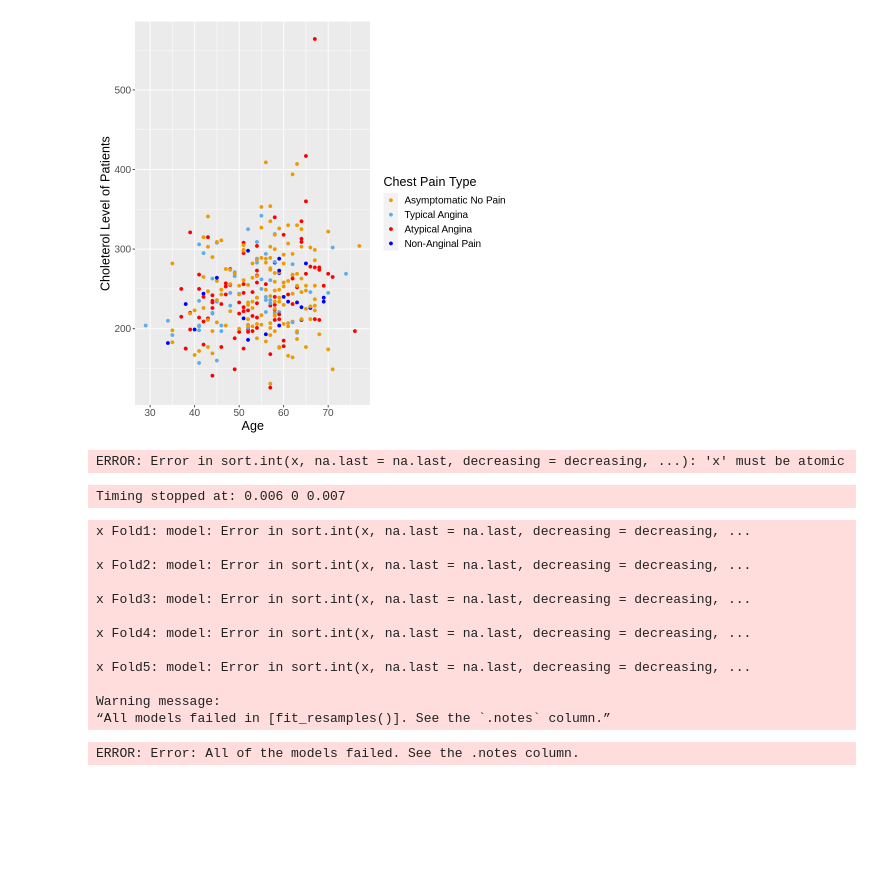
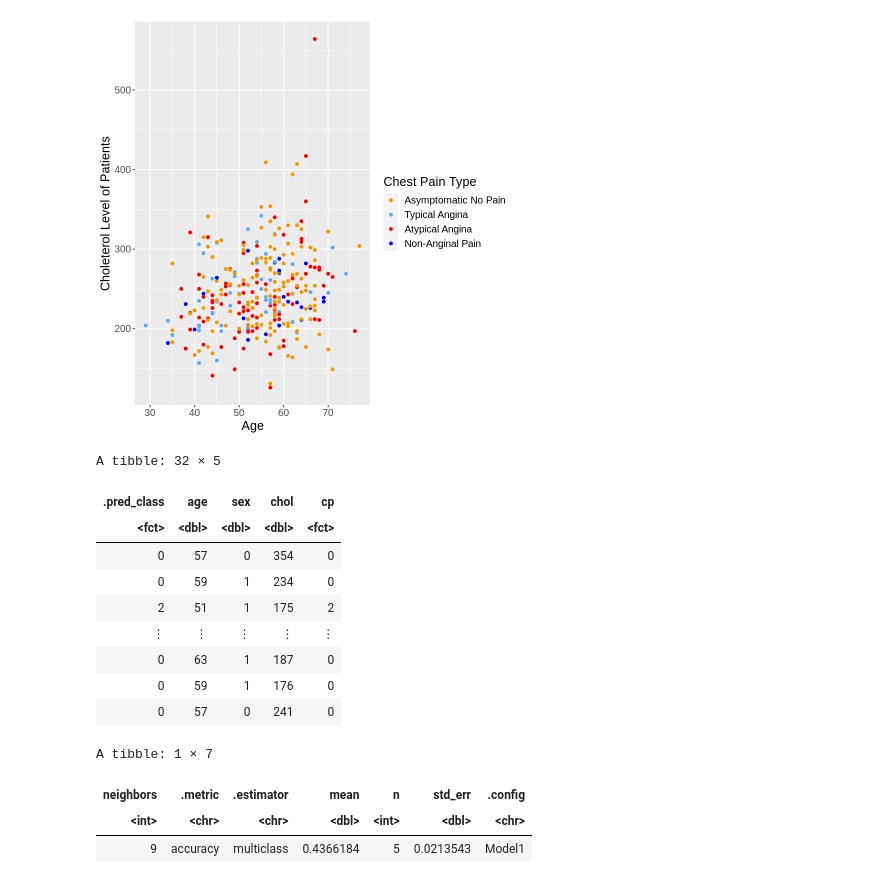
Before and after one commit to riddhibattu/DSCI_heart_project, a Jupyter notebook: Heart analysis.ipynb, the cells around one changed output. Drawn from its saved outputs; the diff is of its cells as text; code cells hidden in the pictures; blank space fills up the shorter version.

Commit message:
Accuracy Calculated and Testing set was tested

```diff
--- a/Heart analysis.ipynb
+++ b/Heart analysis.ipynb
@@ -55,32 +73,38 @@ heart_plot
 # %%
 heart_split <- initial_split(heart, prop = 3/4, strata = cp)
 heart_training <- training(heart_split)
 heart_testing <- testing(heart_split)
 
-knn_spec <- nearest_neighbor(weight_func = "rectangular", neighbors = ) %>%
+knn_spec <- nearest_neighbor(weight_func = "rectangular", neighbors = 7) %>%
 set_engine("kknn") %>%
 set_mode("classification")
 
 heart_recipe <- recipe(cp ~ chol + age, data = heart_training) %>%
 step_scale(all_predictors()) %>%
 step_center(all_predictors())
 
 heart_fit <- workflow() %>%
 add_model(knn_spec) %>%
 add_recipe(heart_recipe) %>%
 fit(heart_training)
 
 heart_predict <- predict(heart_fit, heart_testing) %>%
 bind_cols(heart_testing) %>%
 filter(.pred_class == cp)
 
 heart_predict
 # %% [output]
-ERROR: Error in sort.int(x, na.last = na.last, decreasing = decreasing, ...): 'x' must be atomic
+A tibble: 32 × 5
-Timing stopped at: 0.006 0 0.007
+| .pred_class | age | sex | chol | cp |
+| <fct> | <dbl> | <dbl> | <dbl> | <fct> |
+| 0 | 57 | 0 | 354 | 0 |
+| 0 | 59 | 1 | 234 | 0 |
+| 2 | 51 | 1 | 175 | 2 |
+| ⋮ | ⋮ | ⋮ | ⋮ | ⋮ |
+| 0 | 63 | 1 | 187 | 0 |
+| 0 | 59 | 1 | 176 | 0 |
+| 0 | 57 | 0 | 241 | 0 |
 # %%
-heart_train_vfold <- vfold_cv(heart_training, v = 5, strata = cp)
-
 knn_spec <- nearest_neighbor(weight_func = "rectangular", neighbors = tune()) %>%
 set_engine("kknn") %>%
 set_mode("classification")
@@ -89,18 +113,13 @@ heart_recipe <- recipe(cp ~ chol + age, data = heart_training) %>%
 step_scale(all_predictors()) %>%
 step_center(all_predictors())
 
-heart_fit <- workflow() %>%
-add_model(knn_spec) %>%
-add_recipe(heart_recipe) %>%
-fit_resamples(resamples = heart_train_vfold) %>%
-collect_metrics()
+heart_train_vfold <- vfold_cv(heart_training, v = 5, strata = cp)
 
-k_vals <- tibble(k = 1:303)
 
 heart_cv_result <- workflow() %>%
 add_model(knn_spec) %>%
 add_recipe(heart_recipe) %>%
-tune_grid(resamples = heart_train_vfold, grid = k_vals) %>%
+tune_grid(resamples = heart_train_vfold, grid = 1:303) %>%
 collect_metrics()
 
 accuracy <- heart_cv_result %>%
@@ -108,16 +127,7 @@ filter(.metric == "accuracy")
 
 accuracy
 # %% [output]
-x Fold1: model: Error in sort.int(x, na.last = na.last, decreasing = decreasing, ...
-
-x Fold2: model: Error in sort.int(x, na.last = na.last, decreasing = decreasing, ...
-
-x Fold3: model: Error in sort.int(x, na.last = na.last, decreasing = decreasing, ...
-
-x Fold4: model: Error in sort.int(x, na.last = na.last, decreasing = decreasing, ...
-
-x Fold5: model: Error in sort.int(x, na.last = na.last, decreasing = decreasing, ...
-
-Warning message:
-“All models failed in [fit_resamples()]. See the `.notes` column.”
+A tibble: 1 × 7
-ERROR: Error: All of the models failed. See the .notes column.
+| neighbors | .metric | .estimator | mean | n | std_err | .config |
+| <int> | <chr> | <chr> | <dbl> | <int> | <dbl> | <chr> |
+| 9 | accuracy | multiclass | 0.4366184 | 5 | 0.0213543 | Model1 |
```
Also changed, not shown: parts of 2 cells of this notebook.
